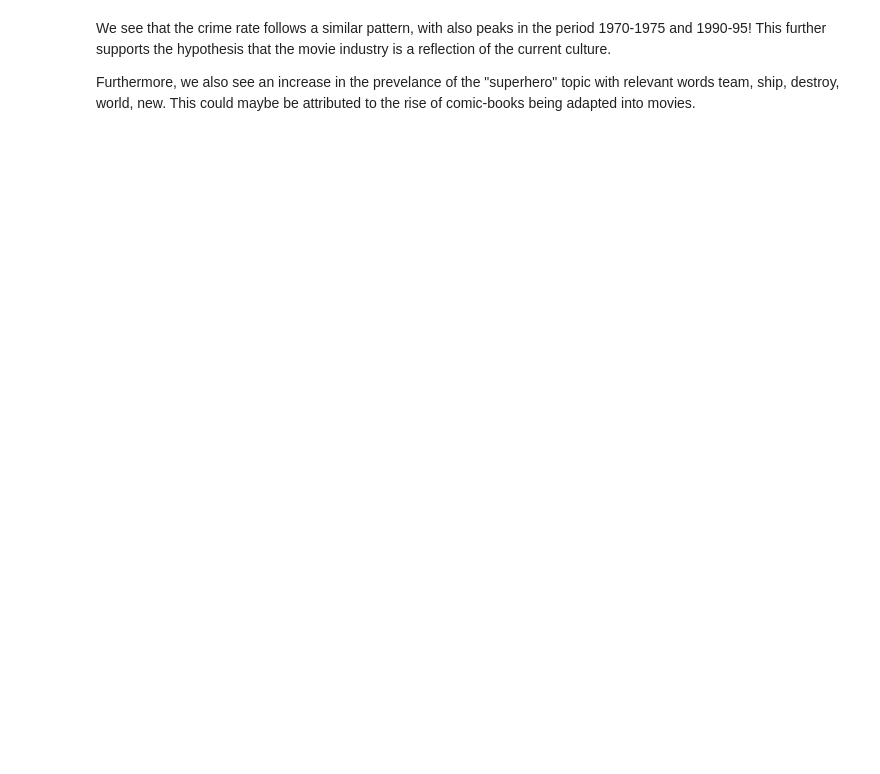
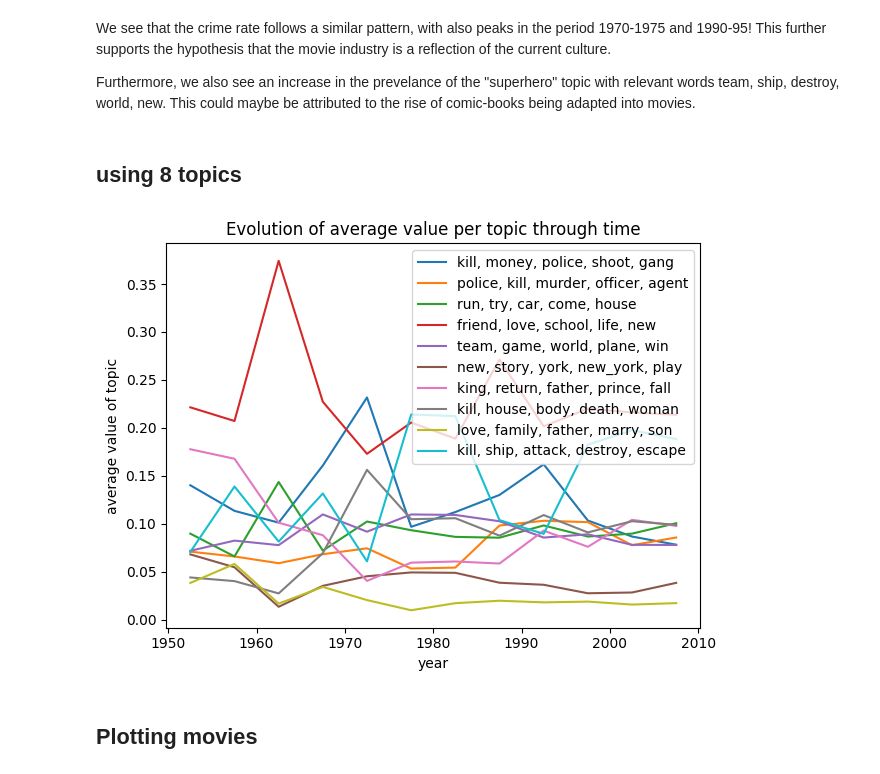
Before and after one commit to epfl-ada/ada-2023-project-msosm, a Jupyter notebook: plot_clustering.ipynb, the cells around one changed output. Cells and saved outputs as stored; diff of their text form; code cells hidden in the pictures; blank space fills up the shorter version.

Commit message:
some extra clustering and plot for 10 topics, notebook quite messy now

```diff
--- a/plot_clustering.ipynb
+++ b/plot_clustering.ipynb
@@ -417,7 +417,8 @@ plots_year['movie_count'] = plot_summaries.groupby(['release_year']).apply(lambd
 # %%
 # get list of 5 most important words for each topic
 words_per_topic = []
-for topic in range(0,6):
+amount_topics = 6
+for topic in range(0,amount_topics):
     topic_words = [word for (word, _) in model1.show_topic(topic, 5)]
     topic_words = ", ".join(topic_words)
     words_per_topic.append(topic_words)
@@ -624,3 +648,30 @@ Another interesting analysis that can be made is when we look at the "crime" top
 We see that the crime rate follows a similar pattern, with also peaks in the period 1970-1975 and 1990-95! This further supports the hypothesis that the movie industry is a reflection of the current culture.
 
 Furthermore, we also see an increase in the prevelance of the "superhero" topic with relevant words team, ship, destroy, world, new. This could maybe be attributed to the rise of comic-books being adapted into movies.
+# %% [markdown]
+## using 8 topics
+# %%
+plots_10topic_5year = plot_summaries_filt.groupby("period").apply(average_per_topic_weighted, amount_topics=10)
+# %%
+plots_10topic_5year50_09 = plots_10topic_5year[1950:2009]
+# %%
+# get list of 5 most important words for each topic
+words_per_topic10 = []
+amount_topics = 10
+for topic in range(0,amount_topics):
+    topic_words = [word for (word, _) in model3.show_topic(topic, 5)]
+    topic_words = ", ".join(topic_words)
+    words_per_topic10.append(topic_words)
+# %%
+for topic in range(0,amount_topics):
+    plt.plot(plots_10topic_5year50_09.index + 2.5, plots_10topic_5year50_09["average_topic_{}".format(topic)], label=words_per_topic10[topic])
+
+plt.legend()
+plt.xlabel("year")
+plt.ylabel("average value of topic")
+plt.title("Evolution of average value per topic through time")
+plt.tight_layout()
+# %% [output]
+[figure, added]
+# %% [markdown]
+## Plotting movies
```
Also changed, not shown: parts of 6 cells of this notebook.
